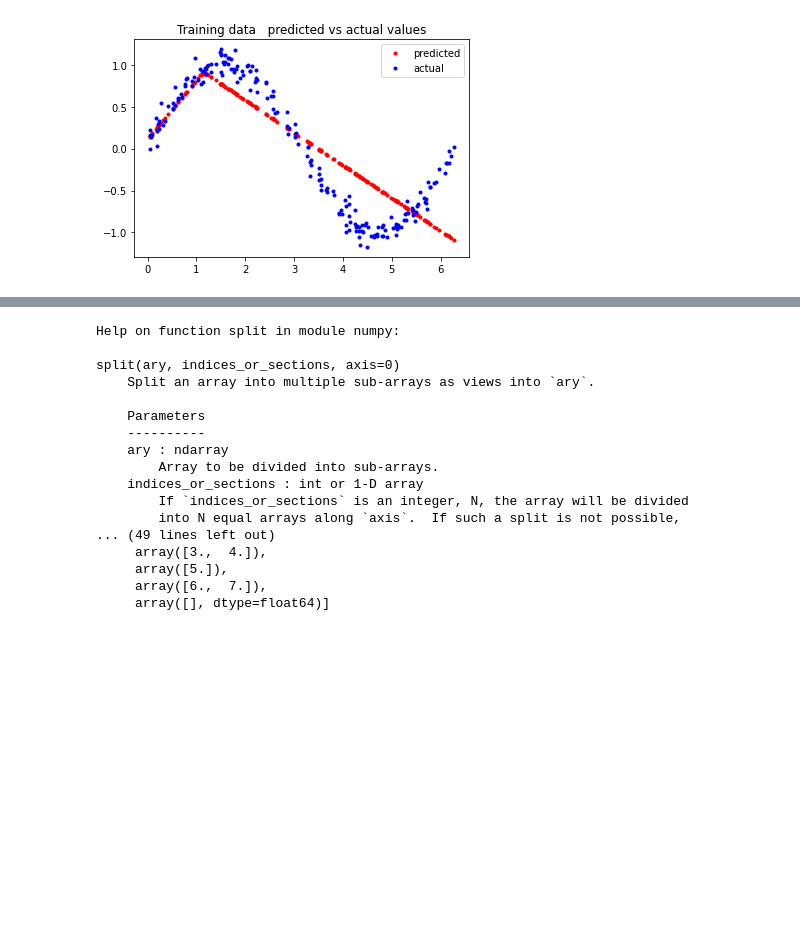
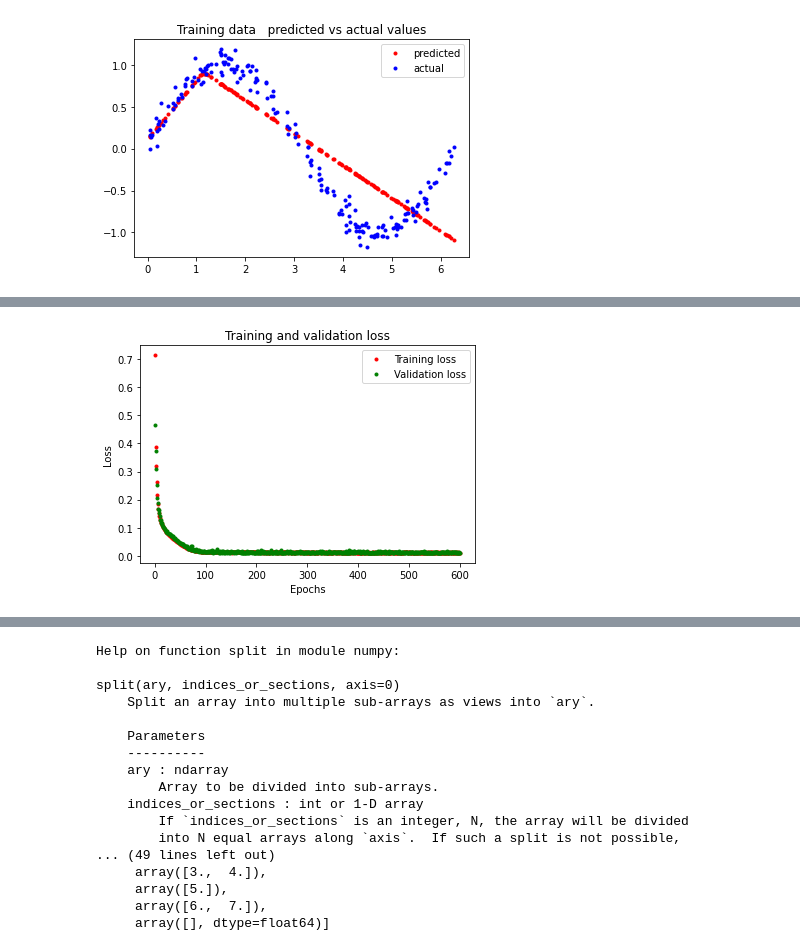
Before and after one commit to Taoheed-O/Machine-Learning, a Jupyter notebook: Tiny_ML/tiny_ml_sine.ipynb, the cells around one changed output, grey strips where cells are left out. Drawn from its saved outputs; the diff is of its cells as text; code cells hidden in the pictures; blank space fills up the shorter version.

```diff
--- a/Tiny_ML/tiny_ml_sine.ipynb
+++ b/Tiny_ML/tiny_ml_sine.ipynb
@@ -155,0 +154,15 @@ plt.show()
+# %%
+# improving our model
+
+model_2 = tf.keras.Sequential()
+
+# layer 1
+model_2.add(layers.Dense(16, activation='relu', input_shape=(1,)))
+# layer 2
+model_2.add(layers.Dense(16, activation='relu'))
+# layer 3/ final layer
+model_2.add(layers.Dense(1))
+# compiling the model
+model_2.compile(optimizer='rmsprop', loss='mse', metrics=['mae'])
+# show
+model_2.summary()
@@ -155,0 +185,2 @@ plt.show()
+# %%
+history_2 = model_2.fit(x_train, y_train, epochs=600, batch_size=16, validation_data=(x_validate, y_validate))
@@ -155,0 +205,16 @@ plt.show()
+# %%
+# figuring out if our model has improved according to the history.
+# using our history_1 variable
+
+loss = history_2.history['loss']
+val_loss = history_2.history['val_loss']
+epochs = range(1, len(loss) +1 )
+plt.plot(epochs, loss, 'r.', label='Training loss')
+plt.plot(epochs, val_loss, 'g.', label='Validation loss')
+plt.title('Training and validation loss')
+plt.xlabel('Epochs')
+plt.ylabel('Loss')
+plt.legend()
+plt.show()
+# %% [output]
+[figure, added]
```
Also changed, not shown: parts of 6 cells of this notebook.
